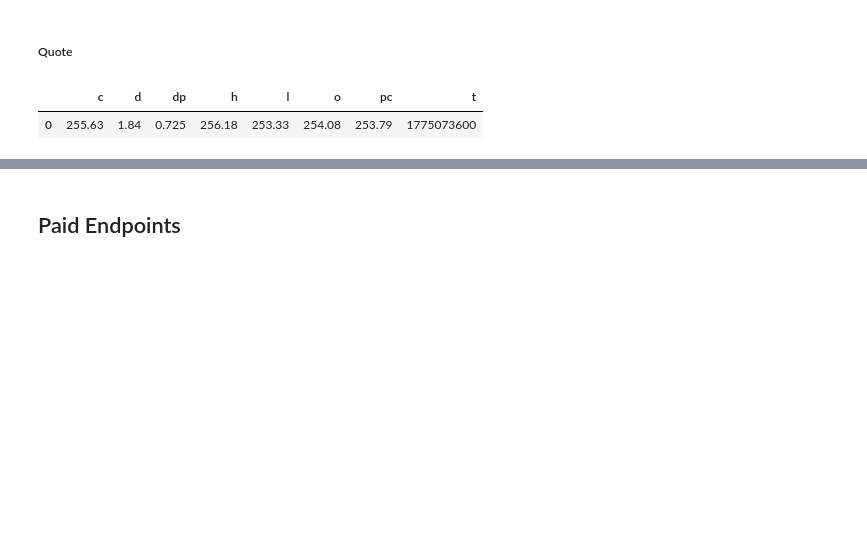
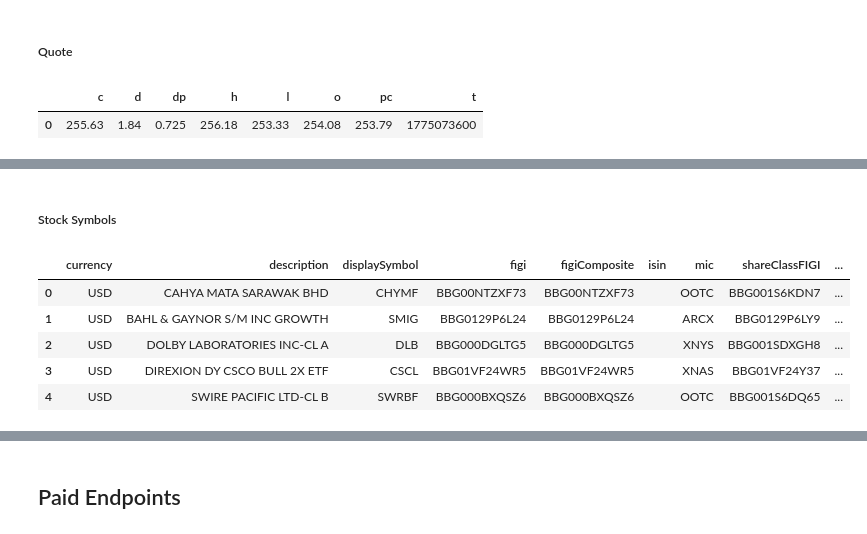
Before and after one commit to dsavas07/Stock-Keeper, a Jupyter notebook: Finnhub_API_Test.ipynb, the cells around one changed output, grey strips where cells are left out. Saved outputs shown, nothing was run; the diff lists cells and outputs as text; code cells hidden in the pictures; blank space fills up the shorter version.

```diff
--- a/Finnhub_API_Test.ipynb
+++ b/Finnhub_API_Test.ipynb
@@ -501,3 +510,13 @@ print(finnhub_client.recommendation_trends(test_symbol))
+# %% [markdown]
+##### Stock Symbols
 # %%
 # Stock symbols
-print(finnhub_client.stock_symbols('US')[0:5])
+df = pd.json_normalize(finnhub_client.stock_symbols('US')[0:5])
+df
+# %% [output]
+|  | currency | description | displaySymbol | figi | figiComposite | isin | mic | shareClassFIGI | ... |
+| 0 | USD | CAHYA MATA SARAWAK BHD | CHYMF | BBG00NTZXF73 | BBG00NTZXF73 |  | OOTC | BBG001S6KDN7 | ... |
+| 1 | USD | BAHL & GAYNOR S/M INC GROWTH | SMIG | BBG0129P6L24 | BBG0129P6L24 |  | ARCX | BBG0129P6LY9 | ... |
+| 2 | USD | DOLBY LABORATORIES INC-CL A | DLB | BBG000DGLTG5 | BBG000DGLTG5 |  | XNYS | BBG001SDXGH8 | ... |
+| 3 | USD | DIREXION DY CSCO BULL 2X ETF | CSCL | BBG01VF24WR5 | BBG01VF24WR5 |  | XNAS | BBG01VF24Y37 | ... |
+| 4 | USD | SWIRE PACIFIC LTD-CL B | SWRBF | BBG000BXQSZ6 | BBG000BXQSZ6 |  | OOTC | BBG001S6DQ65 | ... |
```
Also changed, not shown: parts of 22 cells of this notebook.
